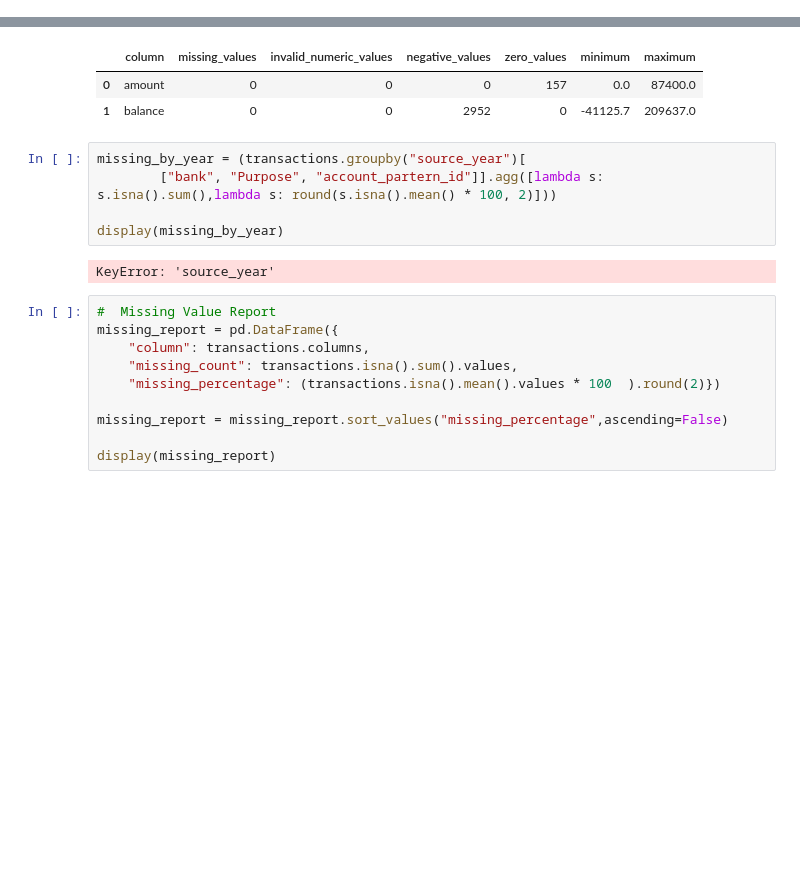
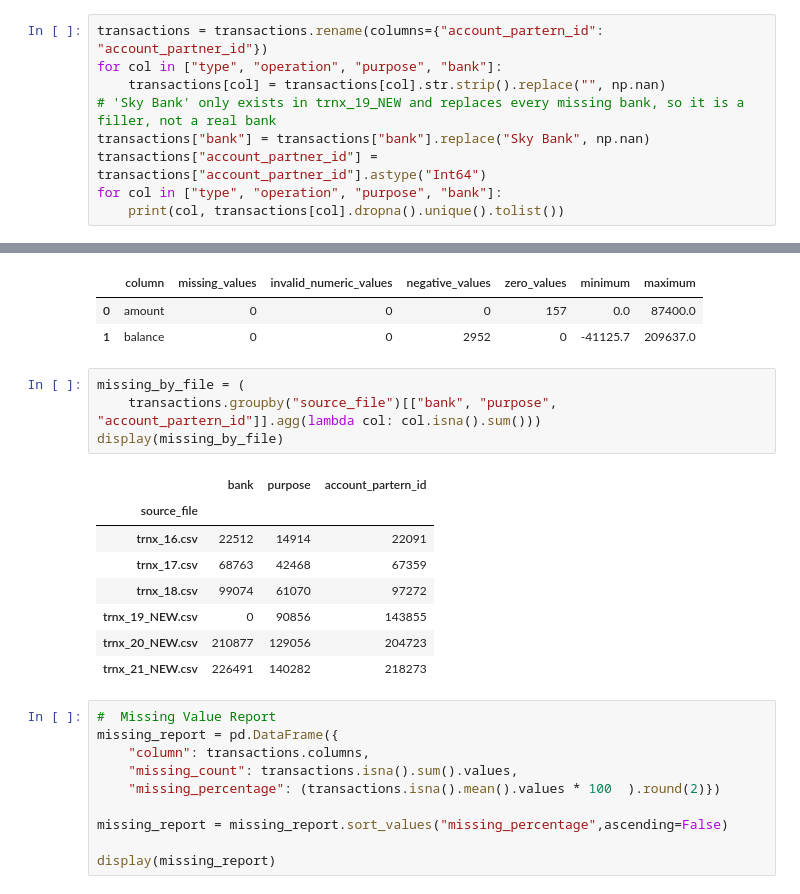
Before and after one commit to khyatiDataQuests/Banking-Finace-Adhoc-Analysis, a Jupyter notebook: Notebooks/data understanding.ipynb, the cells around one changed output, grey strips where cells are left out. Saved outputs shown, nothing was run; the diff lists cells and outputs as text; blank space fills up the shorter version.

```diff
--- a/Notebooks/data understanding.ipynb
+++ b/Notebooks/data understanding.ipynb
@@ -134,3 +134,12 @@ Rows: 1048575
 Columns: 11
 Date range: 2016-01-01 00:00:00 to 2021-12-19 00:00:00
 File saved at: c:\Users\laptop\OneDrive\Documents\BankingFinanceAdHocAnalysis\Datasets\processed\transactions_combined.csv
+# %%
+transactions = transactions.rename(columns={"account_partern_id": "account_partner_id"})
+for col in ["type", "operation", "purpose", "bank"]:
+    transactions[col] = transactions[col].str.strip().replace("", np.nan)
+# 'Sky Bank' only exists in trnx_19_NEW and replaces every missing bank, so it is a filler, not a real bank
+transactions["bank"] = transactions["bank"].replace("Sky Bank", np.nan)
+transactions["account_partner_id"] = transactions["account_partner_id"].astype("Int64")
+for col in ["type", "operation", "purpose", "bank"]:
+    print(col, transactions[col].dropna().unique().tolist())
@@ -248,12 +262,18 @@ display(numeric_report)
 | 0 | amount | 0 | 0 | 0 | 157 | 0.0 | 87400.0 |
 | 1 | balance | 0 | 0 | 2952 | 0 | -41125.7 | 209637.0 |
 # %%
-missing_by_year = (transactions.groupby("source_year")[
-        ["bank", "Purpose", "account_partern_id"]].agg([lambda s: s.isna().sum(),lambda s: round(s.isna().mean() * 100, 2)]))
-
-display(missing_by_year)
+missing_by_file = (
+    transactions.groupby("source_file")[["bank", "purpose", "account_partern_id"]].agg(lambda col: col.isna().sum()))
+display(missing_by_file)
 # %% [output]
-KeyError: 'source_year'
+|  | bank | purpose | account_partern_id |
+| source_file |  |  |  |
+| trnx_16.csv | 22512 | 14914 | 22091 |
+| trnx_17.csv | 68763 | 42468 | 67359 |
+| trnx_18.csv | 99074 | 61070 | 97272 |
+| trnx_19_NEW.csv | 0 | 90856 | 143855 |
+| trnx_20_NEW.csv | 210877 | 129056 | 204723 |
+| trnx_21_NEW.csv | 226491 | 140282 | 218273 |
 # %%
 #  Missing Value Report
 missing_report = pd.DataFrame({
```
Also changed, not shown: parts of 2 cells of this notebook.
